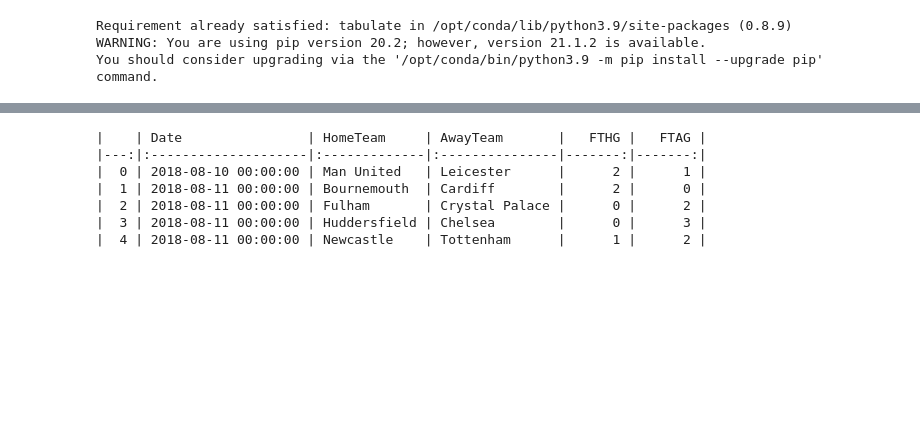
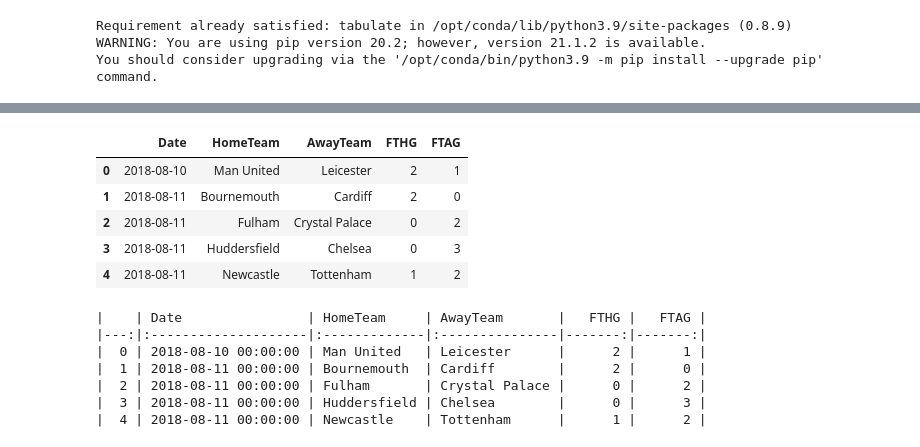
Before and after one commit to martineastwood/penaltyblog, a Jupyter notebook: examples/poisson.ipynb, the cells around one changed output, grey strips where cells are left out. Saved outputs shown, nothing was run; the diff lists cells and outputs as text; code cells hidden in the pictures; blank space fills up the shorter version.

```diff
--- a/examples/poisson.ipynb
+++ b/examples/poisson.ipynb
@@ -19,3 +52,13 @@ from scipy.stats import poisson
+# %%
+df = pb.footballdata.fetch_data("England", 2018, 0)
+df[["Date", "HomeTeam", "AwayTeam", "FTHG", "FTAG"]].head()
+# %% [output]
+|  | Date | HomeTeam | AwayTeam | FTHG | FTAG |
+| 0 | 2018-08-10 | Man United | Leicester | 2 | 1 |
+| 1 | 2018-08-11 | Bournemouth | Cardiff | 2 | 0 |
+| 2 | 2018-08-11 | Fulham | Crystal Palace | 0 | 2 |
+| 3 | 2018-08-11 | Huddersfield | Chelsea | 0 | 3 |
+| 4 | 2018-08-11 | Newcastle | Tottenham | 1 | 2 |
 # %%
 df = pb.get_example_data()
 print(df[["Date", "HomeTeam", "AwayTeam", "FTHG", "FTAG"]].head().to_markdown())
```
Also changed, not shown: parts of 2 cells of this notebook, 4 other files.
